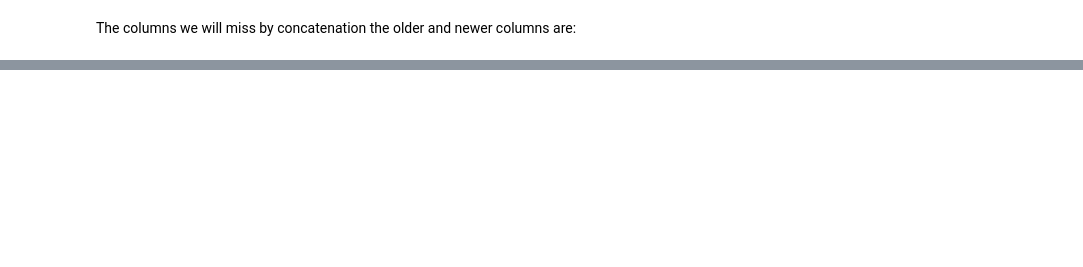
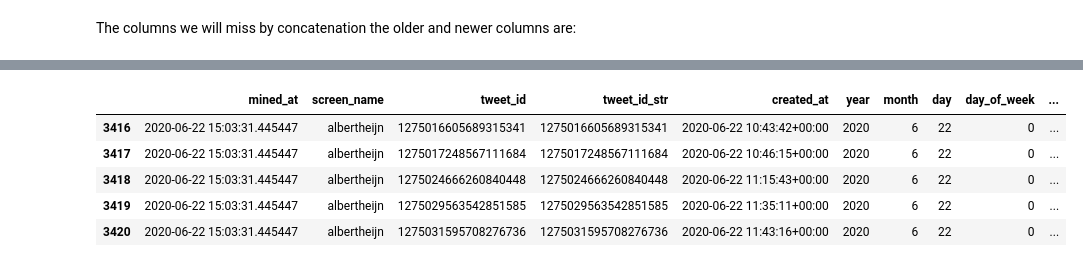
Before and after one commit to dpbac/twitter_analysis_online_grocery_NL, a Jupyter notebook: notebooks/02-Preparing Twitter data for analysis.ipynb, the cells around one changed output, grey strips where cells are left out. Saved outputs shown, nothing was run; the diff lists cells and outputs as text; code cells hidden in the pictures; blank space fills up the shorter version.

```diff
--- a/notebooks/02-Preparing Twitter data for analysis.ipynb
+++ b/notebooks/02-Preparing Twitter data for analysis.ipynb
@@ -169,3 +566,12 @@ df_AH_concat.to_csv("../data/processed/AH_concat_16_and_22_June_"+TodaysDate+".c
+# %%
+df_AH_concat.tail()
+# %% [output]
+|  | mined_at | screen_name | tweet_id | tweet_id_str | created_at | year | month | day | day_of_week | ... |
+| 3416 | 2020-06-22 15:03:31.445447 | albertheijn | 1275016605689315341 | 1275016605689315341 | 2020-06-22 10:43:42+00:00 | 2020 | 6 | 22 | 0 | ... |
+| 3417 | 2020-06-22 15:03:31.445447 | albertheijn | 1275017248567111684 | 1275017248567111684 | 2020-06-22 10:46:15+00:00 | 2020 | 6 | 22 | 0 | ... |
+| 3418 | 2020-06-22 15:03:31.445447 | albertheijn | 1275024666260840448 | 1275024666260840448 | 2020-06-22 11:15:43+00:00 | 2020 | 6 | 22 | 0 | ... |
+| 3419 | 2020-06-22 15:03:31.445447 | albertheijn | 1275029563542851585 | 1275029563542851585 | 2020-06-22 11:35:11+00:00 | 2020 | 6 | 22 | 0 | ... |
+| 3420 | 2020-06-22 15:03:31.445447 | albertheijn | 1275031595708276736 | 1275031595708276736 | 2020-06-22 11:43:16+00:00 | 2020 | 6 | 22 | 0 | ... |
 # %%
 df_test = pd.read_csv("../data/processed/AH_concat_16_and_22_June_"+TodaysDate+".csv")
 # %%
```
Also changed, not shown: parts of 75 cells of this notebook, 2 other files.
